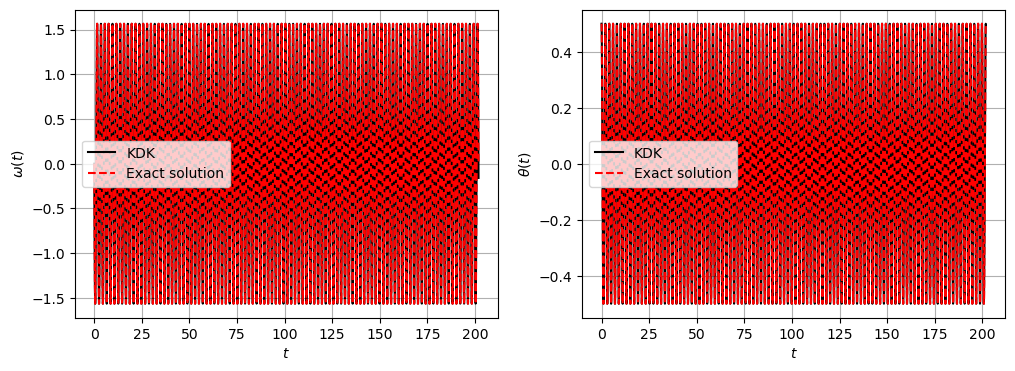
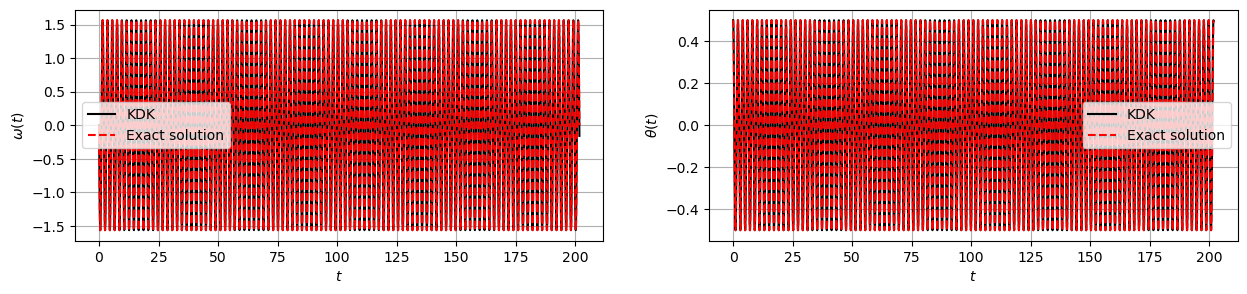
The notebook cell's code change between the first figure and the second:
--- before
+++ after
@@ -1,3 +1,3 @@
-fig, ax = plt.subplots(1,2, figsize=(12,4))
+fig, ax = plt.subplots(1,2, figsize=(15,3))
 
 ax[0].plot(tkdk,ykdk[0], label='KDK',c='k')

Commit: modified ODE1